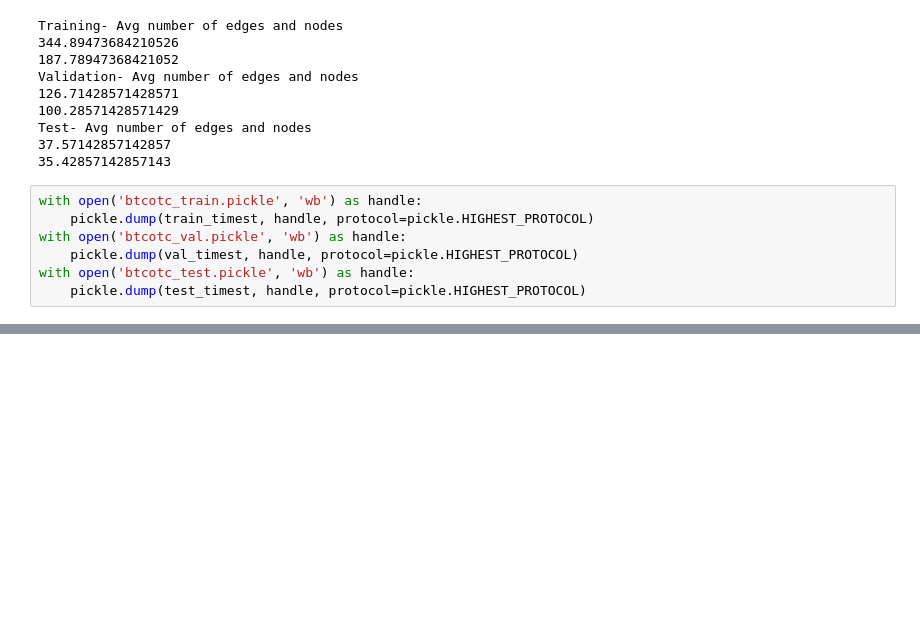
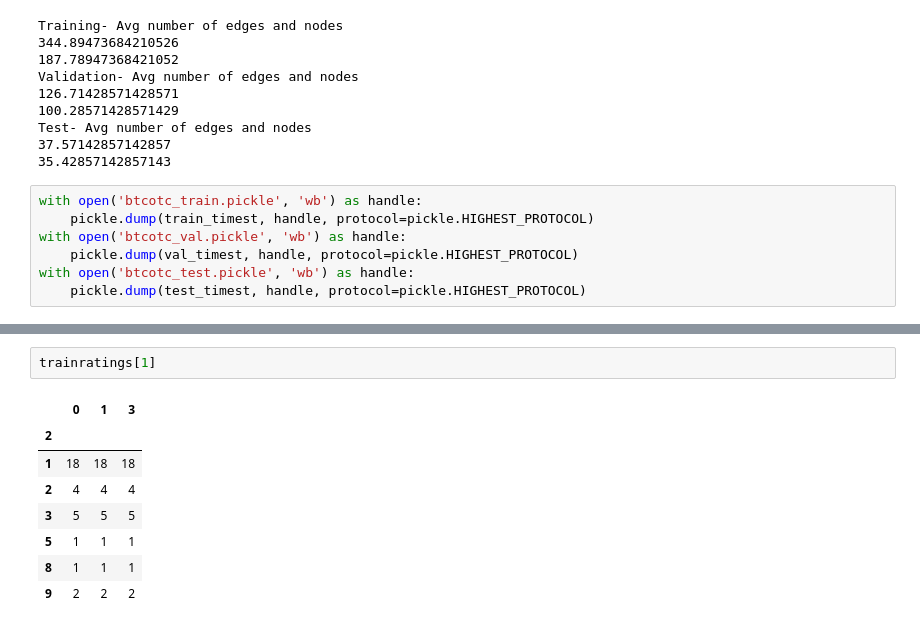
Before and after one commit to raghavjajodia/dyngraph_exps, a Jupyter notebook: btc_data_explore.ipynb, the cells around one changed output, grey strips where cells are left out. Cells and saved outputs as stored; diff of their text form; blank space fills up the shorter version.

```diff
--- a/btc_data_explore.ipynb
+++ b/btc_data_explore.ipynb
@@ -126,0 +148,11 @@ with open('btcotc_test.pickle', 'wb') as handle:
+# %%
+trainratings[1]
+# %% [output]
+|  | 0 | 1 | 3 |
+| 2 |  |  |  |
+| 1 | 18 | 18 | 18 |
+| 2 | 4 | 4 | 4 |
+| 3 | 5 | 5 | 5 |
+| 5 | 1 | 1 | 1 |
+| 8 | 1 | 1 | 1 |
+| 9 | 2 | 2 | 2 |
```
Also changed, not shown: parts of 2 cells of this notebook, 2 other files.
